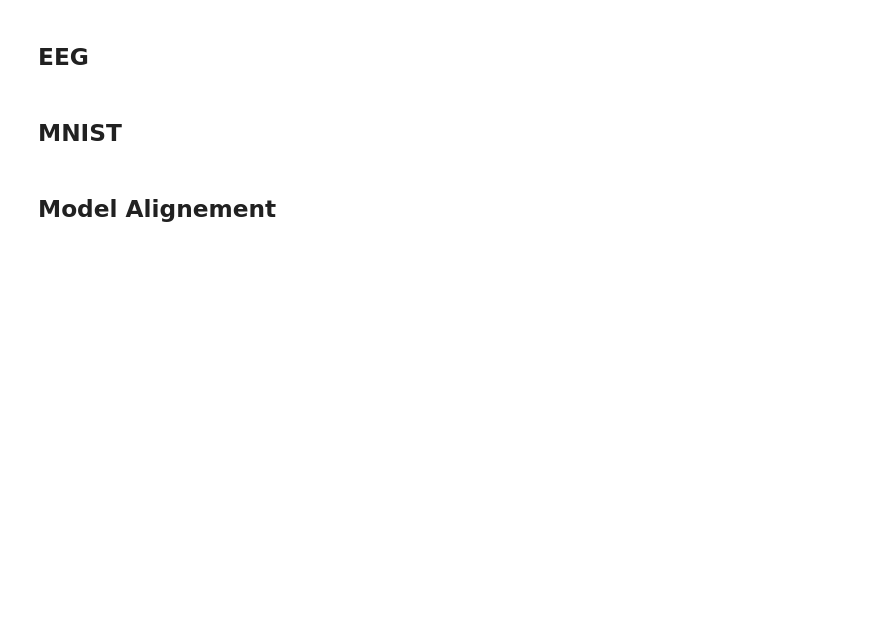
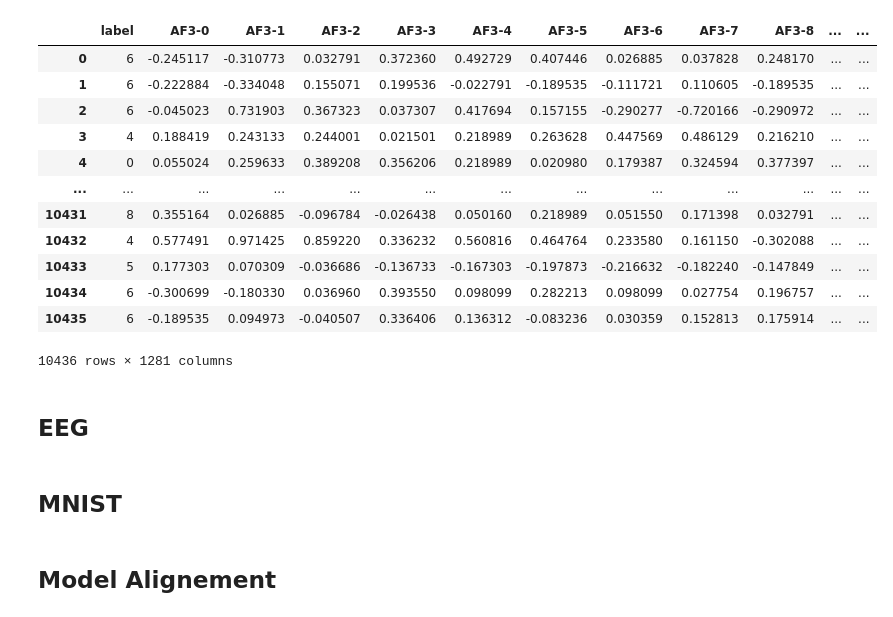
Before and after one commit to camilziane/eeg-mnist, a Jupyter notebook: auto_encoder.ipynb, the cells around one changed output. Drawn from its saved outputs; the diff is of its cells as text; code cells hidden in the pictures; blank space fills up the shorter version.

```diff
--- a/auto_encoder.ipynb
+++ b/auto_encoder.ipynb
@@ -35,5 +36,39 @@ def read_brain_data_in(file_path, eeg_input="IN"):
 # %%
 file_path = 'data/EP1.01.txt'
 data_df = read_brain_data_in(file_path, "EP")
+# %%
+train_dataset = load_dataset("DavidVivancos/MindBigData2022_MNIST_IN", split="train")
+# %%
+train_data_df = train_dataset.to_pandas()
+features = (list(train_data_df.columns))
+features = features[1:]
+electrodes = list(set([f.split("-")[0] for f in features]))
+nb_samples = (max([int(f.split("-")[1]) for f in features]))+1
+electrodes, nb_samples
+electrodes_mean = {}
+electrodes_stds = {}
+for electrode in electrodes :
+    electrodes_mean[electrode] = train_data_df[[f'{electrode}-{i}'for i in range(nb_samples)]].to_numpy().reshape(-1,).mean()
+    electrodes_stds[electrode] = train_data_df[[f'{electrode}-{i}'for i in range(nb_samples)]].to_numpy().reshape(-1,).std()
+electrodes_mean, electrodes_stds
+
+for electrode in electrodes:
+    train_data_df[[f'{electrode}-{i}'for i in range(nb_samples)]] = (train_data_df[[f'{electrode}-{i}'for i in range(nb_samples)]] - electrodes_mean[electrode])/electrodes_stds[electrode]
+
+train_data_df
+# %% [output]
+|  | label | AF3-0 | AF3-1 | AF3-2 | AF3-3 | AF3-4 | AF3-5 | AF3-6 | AF3-7 | AF3-8 | ... | ... |
+| 0 | 6 | -0.245117 | -0.310773 | 0.032791 | 0.372360 | 0.492729 | 0.407446 | 0.026885 | 0.037828 | 0.248170 | ... | ... |
+| 1 | 6 | -0.222884 | -0.334048 | 0.155071 | 0.199536 | -0.022791 | -0.189535 | -0.111721 | 0.110605 | -0.189535 | ... | ... |
+| 2 | 6 | -0.045023 | 0.731903 | 0.367323 | 0.037307 | 0.417694 | 0.157155 | -0.290277 | -0.720166 | -0.290972 | ... | ... |
+| 3 | 4 | 0.188419 | 0.243133 | 0.244001 | 0.021501 | 0.218989 | 0.263628 | 0.447569 | 0.486129 | 0.216210 | ... | ... |
+| 4 | 0 | 0.055024 | 0.259633 | 0.389208 | 0.356206 | 0.218989 | 0.020980 | 0.179387 | 0.324594 | 0.377397 | ... | ... |
+| ... | ... | ... | ... | ... | ... | ... | ... | ... | ... | ... | ... | ... |
+| 10431 | 8 | 0.355164 | 0.026885 | -0.096784 | -0.026438 | 0.050160 | 0.218989 | 0.051550 | 0.171398 | 0.032791 | ... | ... |
+| 10432 | 4 | 0.577491 | 0.971425 | 0.859220 | 0.336232 | 0.560816 | 0.464764 | 0.233580 | 0.161150 | -0.302088 | ... | ... |
+| 10433 | 5 | 0.177303 | 0.070309 | -0.036686 | -0.136733 | -0.167303 | -0.197873 | -0.216632 | -0.182240 | -0.147849 | ... | ... |
+| 10434 | 6 | -0.300699 | -0.180330 | 0.036960 | 0.393550 | 0.098099 | 0.282213 | 0.098099 | 0.027754 | 0.196757 | ... | ... |
+| 10435 | 6 | -0.189535 | 0.094973 | -0.040507 | 0.336406 | 0.136312 | -0.083236 | 0.030359 | 0.152813 | 0.175914 | ... | ... |
+10436 rows × 1281 columns
 # %%
 class EEG_Dataset(Dataset):
```
Also changed, not shown: parts of 2 cells of this notebook.
